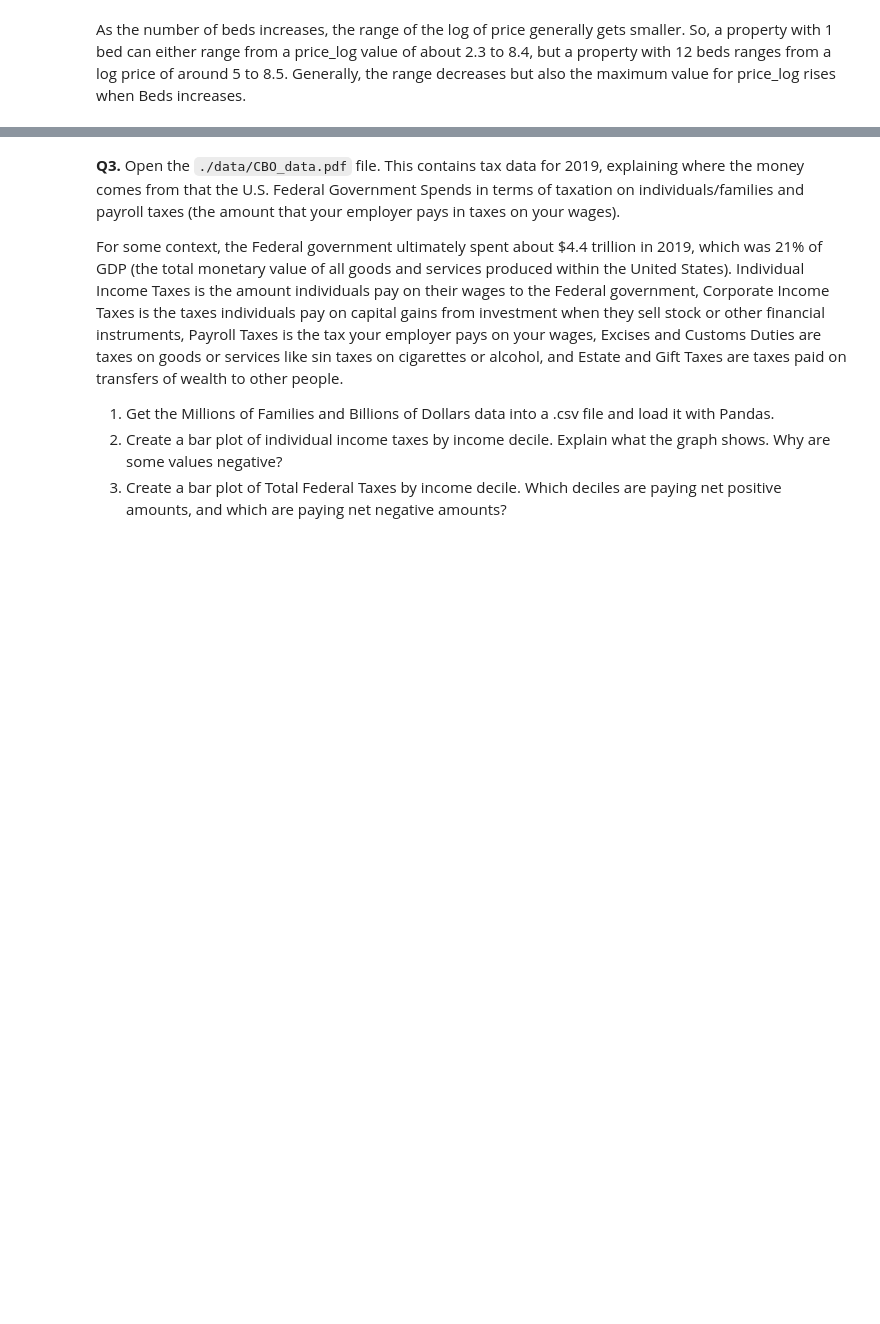
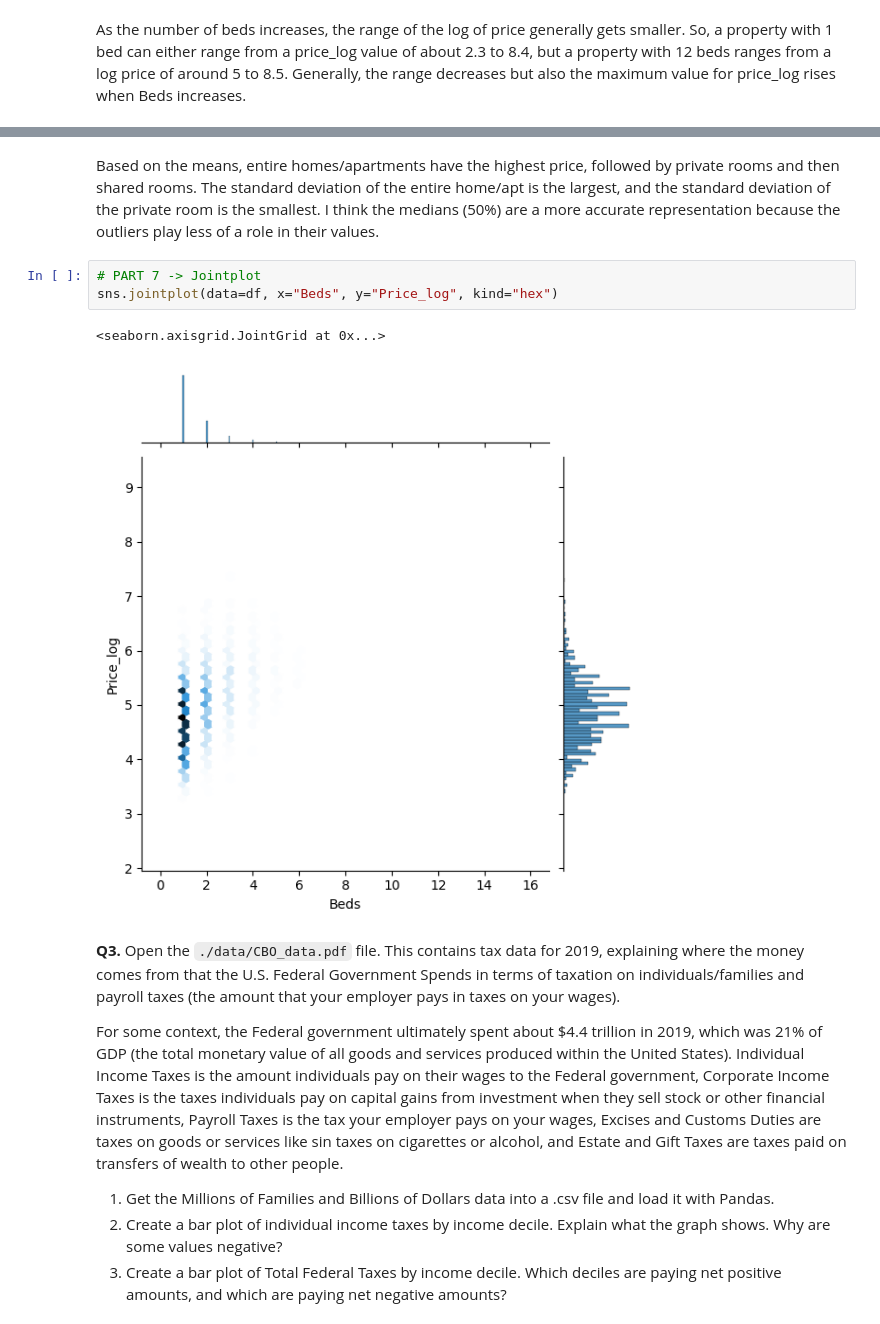
Before and after one commit to jillianhaig/visualization, a Jupyter notebook: assignment/assignment.ipynb, the cells around one changed output, grey strips where cells are left out. Saved outputs shown, nothing was run; the diff lists cells and outputs as text; blank space fills up the shorter version.

```diff
--- a/assignment/assignment.ipynb
+++ b/assignment/assignment.ipynb
@@ -194,3 +235,11 @@ As the number of beds increases, the range of the log of price generally gets sm
+# %% [markdown]
+Based on the means, entire homes/apartments have the highest price, followed by private rooms and then shared rooms. The standard deviation of the entire home/apt is the largest, and the standard deviation of the private room is the smallest. I think the medians (50%) are a more accurate representation because the outliers play less of a role in their values.
+# %%
+# PART 7 -> Jointplot
+sns.jointplot(data=df, x="Beds", y="Price_log", kind="hex")
+# %% [output]
+<seaborn.axisgrid.JointGrid at 0x...>
+[figure, added]
 # %% [markdown]
 **Q3.** Open the `./data/CBO_data.pdf` file. This contains tax data for 2019, explaining where the money comes from that the U.S. Federal Government Spends in terms of taxation on individuals/families and payroll taxes (the amount that your employer pays in taxes on your wages).
 
```
Also changed, not shown: parts of 7 cells of this notebook.
